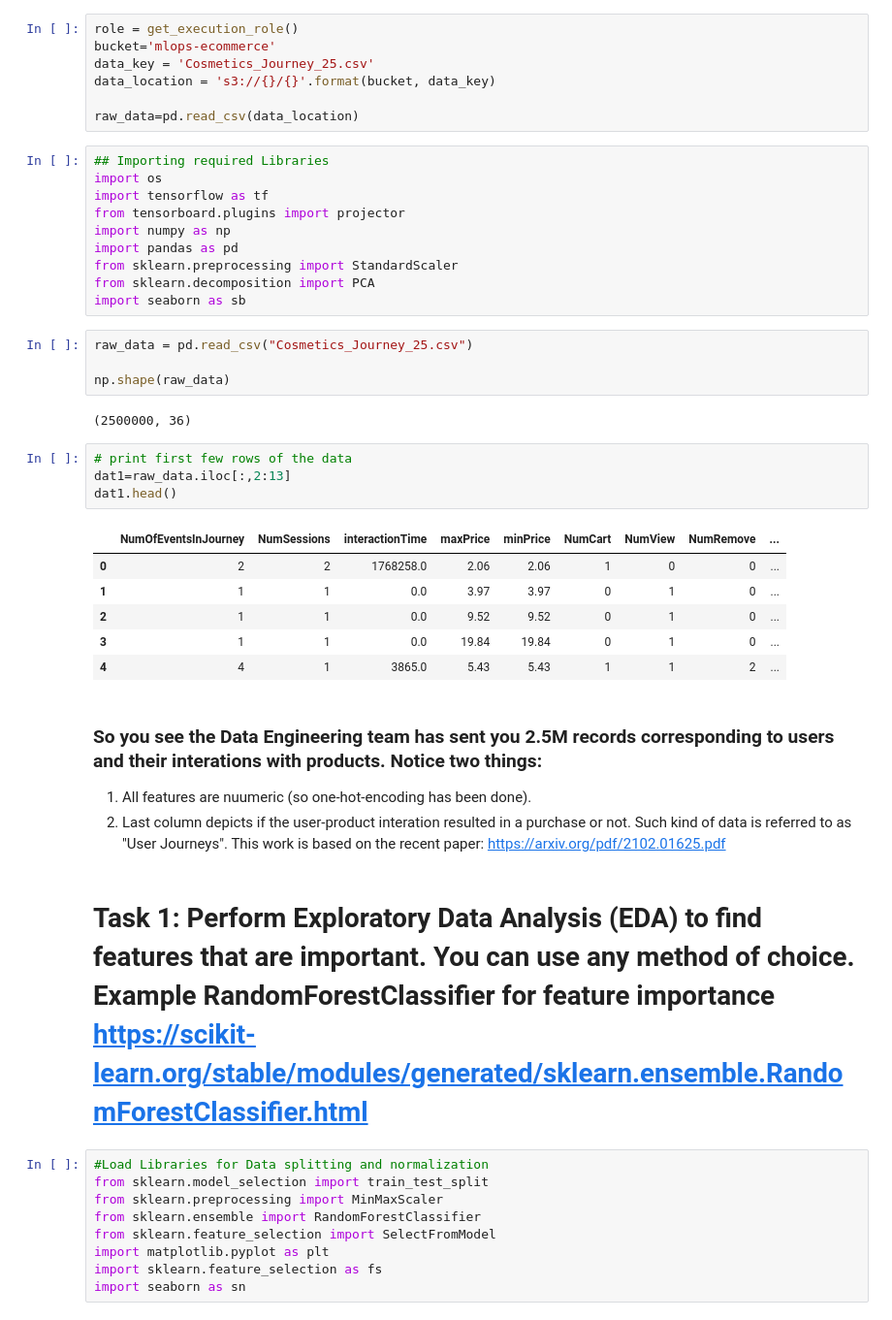
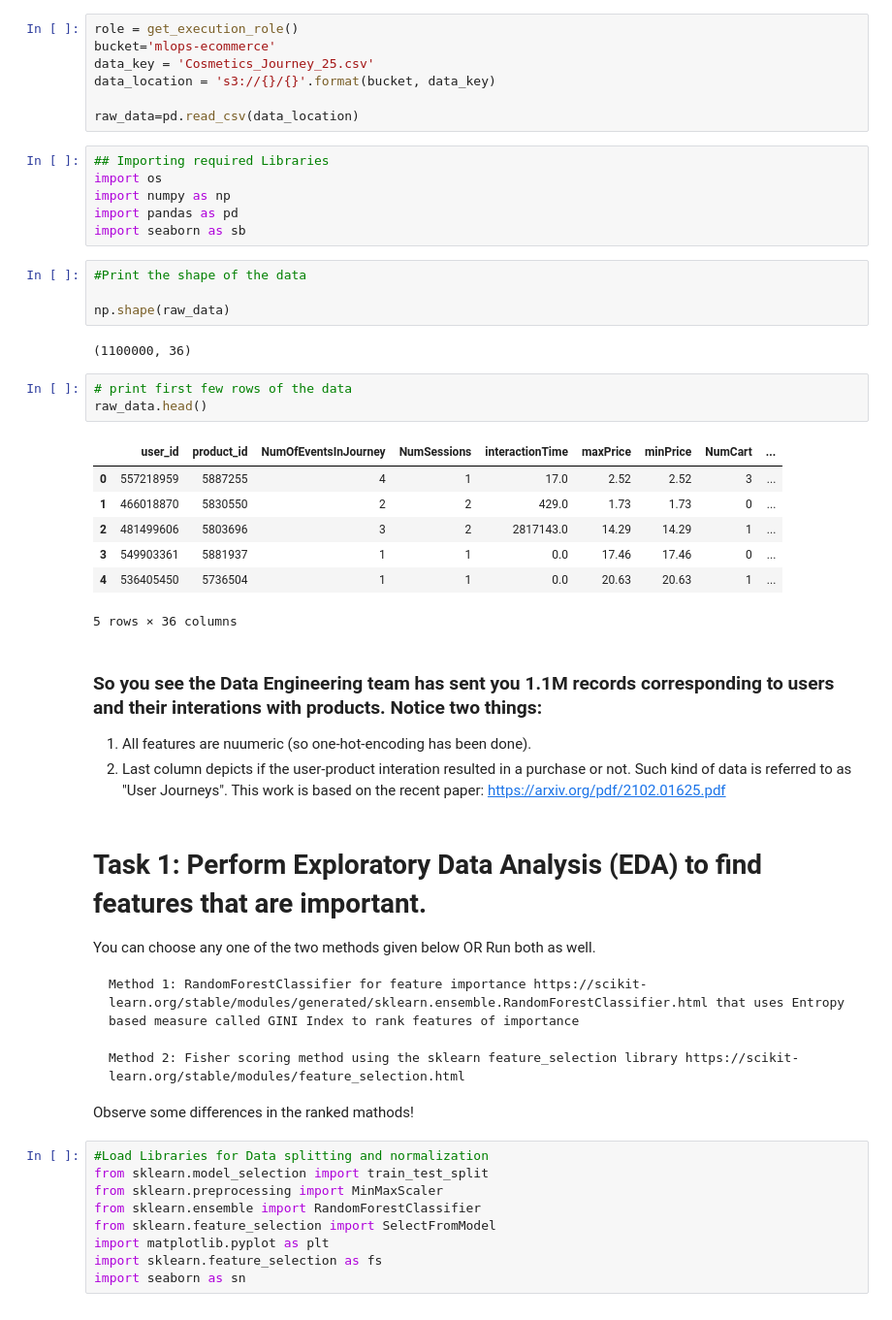
Before and after one commit to unhoang/MLOps-DataStreams, a Jupyter notebook: mlops-ecommerce-analysis.ipynb, the cells around one changed output. Shown at 97% size. Cells and saved outputs as stored; diff of their text form.

````diff
--- a/mlops-ecommerce-analysis.ipynb
+++ b/mlops-ecommerce-analysis.ipynb
@@ -35,37 +38,41 @@ raw_data=pd.read_csv(data_location)
 # %%
 ## Importing required Libraries
 import os
-import tensorflow as tf
-from tensorboard.plugins import projector
 import numpy as np
 import pandas as pd
-from sklearn.preprocessing import StandardScaler
-from sklearn.decomposition import PCA
 import seaborn as sb
-# %%
-raw_data = pd.read_csv("Cosmetics_Journey_25.csv")
-
-np.shape(raw_data)
-# %% [output]
-(2500000, 36)
+# %%
+#Print the shape of the data
+
+np.shape(raw_data)
+# %% [output]
+(1100000, 36)
 # %%
 # print first few rows of the data
-dat1=raw_data.iloc[:,2:13]
-dat1.head()
+raw_data.head()
 # %% [output]
-|  | NumOfEventsInJourney | NumSessions | interactionTime | maxPrice | minPrice | NumCart | NumView | NumRemove | ... |
-| 0 | 2 | 2 | 1768258.0 | 2.06 | 2.06 | 1 | 0 | 0 | ... |
-| 1 | 1 | 1 | 0.0 | 3.97 | 3.97 | 0 | 1 | 0 | ... |
-| 2 | 1 | 1 | 0.0 | 9.52 | 9.52 | 0 | 1 | 0 | ... |
-| 3 | 1 | 1 | 0.0 | 19.84 | 19.84 | 0 | 1 | 0 | ... |
-| 4 | 4 | 1 | 3865.0 | 5.43 | 5.43 | 1 | 1 | 2 | ... |
+|  | user_id | product_id | NumOfEventsInJourney | NumSessions | interactionTime | maxPrice | minPrice | NumCart | ... |
+| 0 | 557218959 | 5887255 | 4 | 1 | 17.0 | 2.52 | 2.52 | 3 | ... |
+| 1 | 466018870 | 5830550 | 2 | 2 | 429.0 | 1.73 | 1.73 | 0 | ... |
+| 2 | 481499606 | 5803696 | 3 | 2 | 2817143.0 | 14.29 | 14.29 | 1 | ... |
+| 3 | 549903361 | 5881937 | 1 | 1 | 0.0 | 17.46 | 17.46 | 0 | ... |
+| 4 | 536405450 | 5736504 | 1 | 1 | 0.0 | 20.63 | 20.63 | 1 | ... |
+5 rows × 36 columns
 # %% [markdown]
-### So you see the Data Engineering team has sent you 2.5M records corresponding to users and their interations with products. Notice two things:
+### So you see the Data Engineering team has sent you 1.1M records corresponding to users and their interations with products. Notice two things:
 1. All features are nuumeric (so one-hot-encoding has been done).
 2. Last column depicts if the user-product interation resulted in a purchase or not.
 Such kind of data is referred to as "User Journeys". This work is based on the recent paper: https://arxiv.org/pdf/2102.01625.pdf
 # %% [markdown]
-# Task 1: Perform Exploratory Data Analysis (EDA) to find features that are important. You can use any method of choice. Example RandomForestClassifier for feature importance https://scikit-learn.org/stable/modules/generated/sklearn.ensemble.RandomForestClassifier.html
+# Task 1: Perform Exploratory Data Analysis (EDA) to find features that are important.
+You can choose any one of the two methods given below OR Run both as well.
+```
+Method 1: RandomForestClassifier for feature importance https://scikit-learn.org/stable/modules/generated/sklearn.ensemble.RandomForestClassifier.html that uses Entropy based measure called GINI Index to rank features of importance
+
+Method 2: Fisher scoring method using the sklearn feature_selection library https://scikit-learn.org/stable/modules/feature_selection.html
+```
+
+Observe some differences in the ranked mathods!
 # %%
 #Load Libraries for Data splitting and normalization
 from sklearn.model_selection import train_test_split
````
Also changed, not shown: parts of 22 cells of this notebook.
